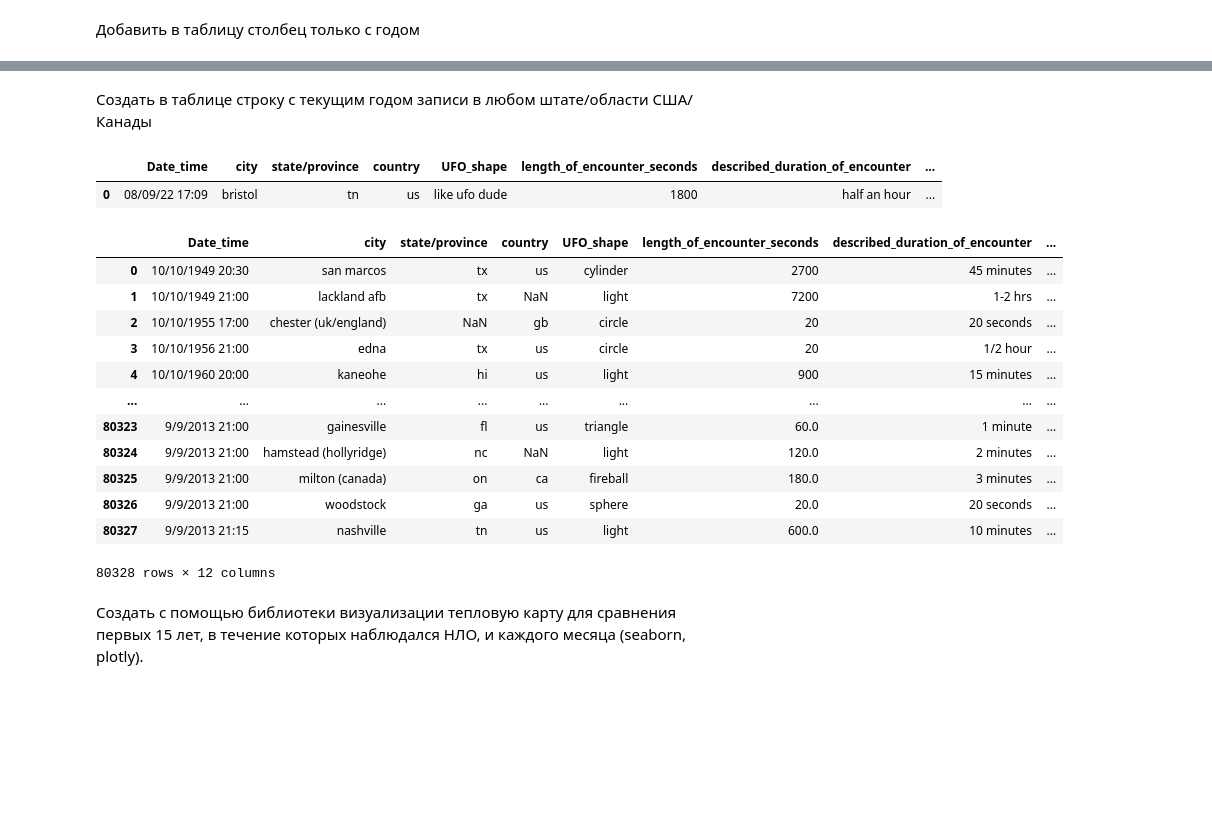
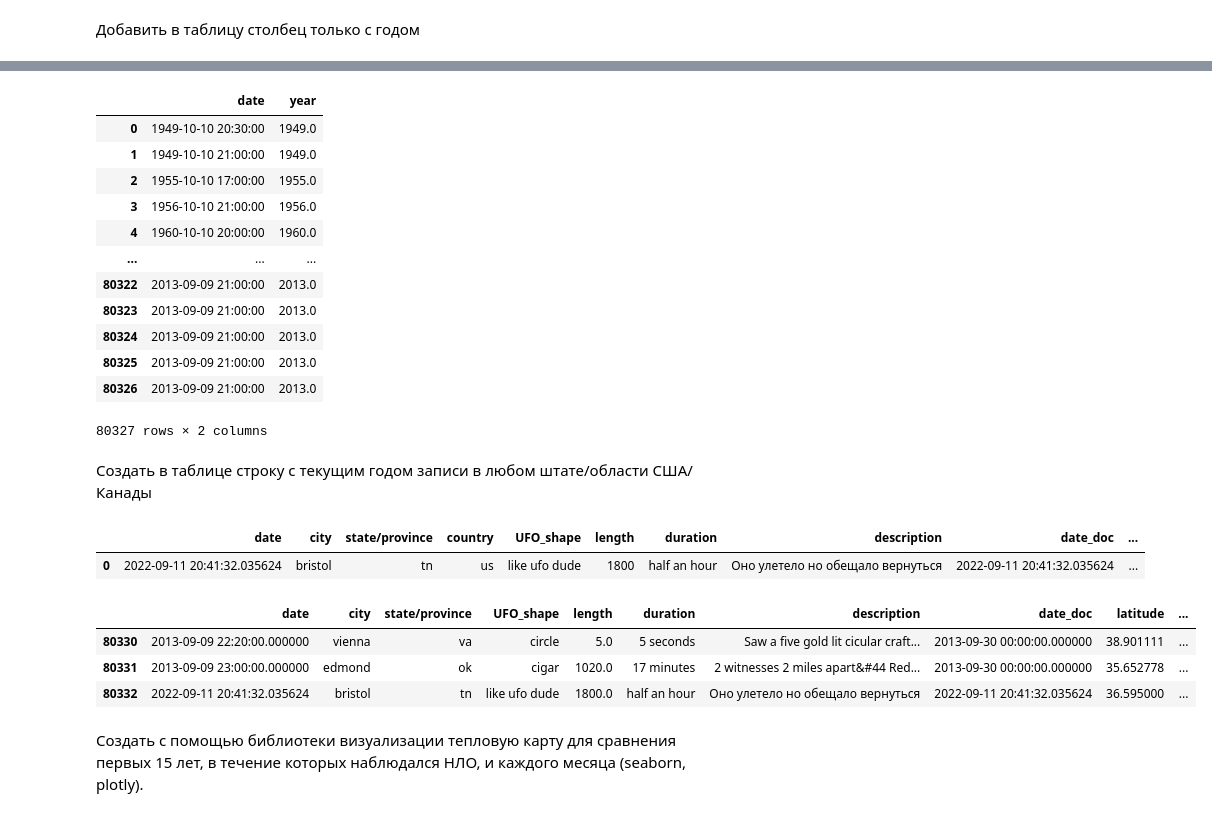
Before and after one commit to MikeKondr99/NTDPS, a Jupyter notebook: src/labs/lab1/ufo_data.ipynb, the cells around one changed output, grey strips where cells are left out. Saved outputs shown, nothing was run; the diff lists cells and outputs as text; code cells hidden in the pictures; blank space fills up the shorter version.

```diff
--- a/src/labs/lab1/ufo_data.ipynb
+++ b/src/labs/lab1/ufo_data.ipynb
@@ -38,8 +72,3 @@ display(temp.head(3))
 | 2 | Среднее | 9.017226e+03 |
 # %% [markdown]
 Добавить в таблицу столбец только с годом
-# %%
-date = df['Date_time'] #убираем не числовые значения
-df['Год'] = df['Date_time'].apply(lambda x: x.split(' ')[0].replace('/','.'))
-temp = df[['Date_time','Год']]
-display(temp.head(-5))
@@ -60,40 +75,50 @@ display(temp.head(-5))
+# %%
+df['year'] = df['date'].dt.year
+temp = df[['date','year']]
+display(temp.head(-5))
+# %% [output]
+|  | date | year |
+| 0 | 1949-10-10 20:30:00 | 1949.0 |
+| 1 | 1949-10-10 21:00:00 | 1949.0 |
+| 2 | 1955-10-10 17:00:00 | 1955.0 |
+| 3 | 1956-10-10 21:00:00 | 1956.0 |
+| 4 | 1960-10-10 20:00:00 | 1960.0 |
+| ... | ... | ... |
+| 80322 | 2013-09-09 21:00:00 | 2013.0 |
+| 80323 | 2013-09-09 21:00:00 | 2013.0 |
+| 80324 | 2013-09-09 21:00:00 | 2013.0 |
+| 80325 | 2013-09-09 21:00:00 | 2013.0 |
+| 80326 | 2013-09-09 21:00:00 | 2013.0 |
+80327 rows × 2 columns
 # %% [markdown]
 Создать в таблице строку с текущим годом записи в любом штате/области США/Канады
 # %%
 from datetime import datetime
 my_data = {
-    'Date_time'                      : [datetime.now().strftime("%d/%m/%y %H:%m")],
-    'city'                           : ['bristol'],
-    'state/province'                 : ['tn'],
-    'country'                        : ['us'],
-    'UFO_shape'                      : ['like ufo dude'],
-    'length_of_encounter_seconds'    : [30*60],
-    'described_duration_of_encounter': ['half an hour'],
-    'description'                    : ['Оно улетело но обещало вернуться'],
-    'date_documented'                : [datetime.now().strftime("%d/%m/%y")],
-    'latitude'                       : [36.595],
-    'longitude'                      : [-82.188889],
+    'date'           : [datetime.now()],
+    'city'           : ['bristol'],
+    'state/province' : ['tn'],
+    'country'        : ['us'],
+    'UFO_shape'      : ['like ufo dude'],
+    'length'         : [30*60],
+    'duration'       : ['half an hour'],
+    'description'    : ['Оно улетело но обещало вернуться'],
+    'date_doc'       : [datetime.now()],
+    'latitude'       : [36.595],
+    'longitude'      : [-82.188889],
+    'year'           : [datetime.now().year]
 }
 temp = pd.DataFrame(my_data)
 display(temp)
 df = pd.concat([df, temp], ignore_index=True)
-display(df.head(-5))
+display(df.tail(3))
 # %% [output]
-|  | Date_time | city | state/province | country | UFO_shape | length_of_encounter_seconds | described_duration_of_encounter | ... |
-| 0 | 08/09/22 17:09 | bristol | tn | us | like ufo dude | 1800 | half an hour | ... |
+|  | date | city | state/province | country | UFO_shape | length | duration | description | date_doc | ... |
+| 0 | 2022-09-11 20:41:32.035624 | bristol | tn | us | like ufo dude | 1800 | half an hour | Оно улетело но обещало вернуться | 2022-09-11 20:41:32.035624 | ... |
-|  | Date_time | city | state/province | country | UFO_shape | length_of_encounter_seconds | described_duration_of_encounter | ... |
-| 0 | 10/10/1949 20:30 | san marcos | tx | us | cylinder | 2700 | 45 minutes | ... |
-| 1 | 10/10/1949 21:00 | lackland afb | tx | NaN | light | 7200 | 1-2 hrs | ... |
-| 2 | 10/10/1955 17:00 | chester (uk/england) | NaN | gb | circle | 20 | 20 seconds | ... |
-| 3 | 10/10/1956 21:00 | edna | tx | us | circle | 20 | 1/2 hour | ... |
-| 4 | 10/10/1960 20:00 | kaneohe | hi | us | light | 900 | 15 minutes | ... |
-| ... | ... | ... | ... | ... | ... | ... | ... | ... |
-| 80323 | 9/9/2013 21:00 | gainesville | fl | us | triangle | 60.0 | 1 minute | ... |
-| 80324 | 9/9/2013 21:00 | hamstead (hollyridge) | nc | NaN | light | 120.0 | 2 minutes | ... |
-| 80325 | 9/9/2013 21:00 | milton (canada) | on | ca | fireball | 180.0 | 3 minutes | ... |
-| 80326 | 9/9/2013 21:00 | woodstock | ga | us | sphere | 20.0 | 20 seconds | ... |
-| 80327 | 9/9/2013 21:15 | nashville | tn | us | light | 600.0 | 10 minutes | ... |
+|  | date | city | state/province | UFO_shape | length | duration | description | date_doc | latitude | ... |
+| 80330 | 2013-09-09 22:20:00.000000 | vienna | va | circle | 5.0 | 5 seconds | Saw a five gold lit cicular craft... | 2013-09-30 00:00:00.000000 | 38.901111 | ... |
+| 80331 | 2013-09-09 23:00:00.000000 | edmond | ok | cigar | 1020.0 | 17 minutes | 2 witnesses 2 miles apart&#44 Red... | 2013-09-30 00:00:00.000000 | 35.652778 | ... |
+| 80332 | 2022-09-11 20:41:32.035624 | bristol | tn | like ufo dude | 1800.0 | half an hour | Оно улетело но обещало вернуться | 2022-09-11 20:41:32.035624 | 36.595000 | ... |
-80328 rows × 12 columns
 # %% [markdown]
 Создать с помощью библиотеки визуализации тепловую карту для сравнения первых 15 лет, в течение которых наблюдался НЛО, и каждого месяца (seaborn, plotly).
 # %%
```
Also changed, not shown: parts of 7 cells of this notebook, 2 other files.
